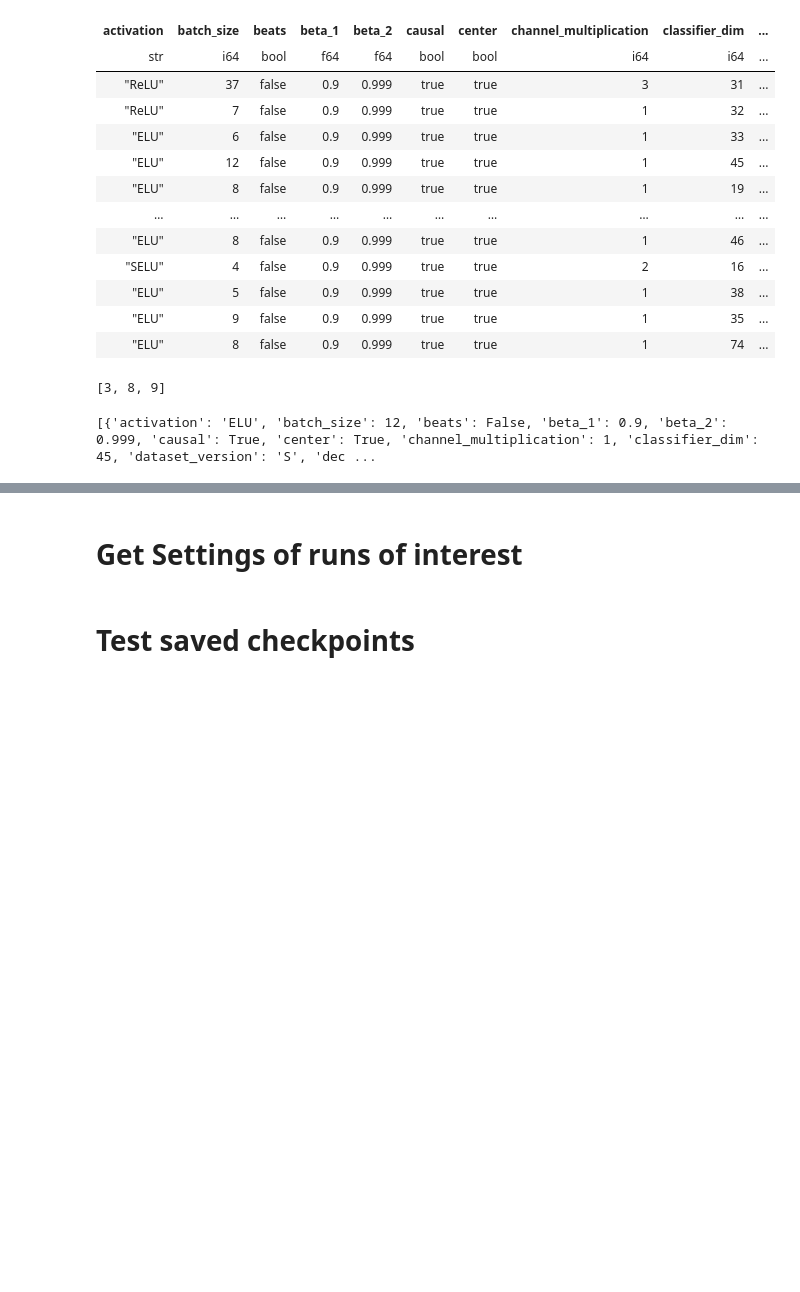
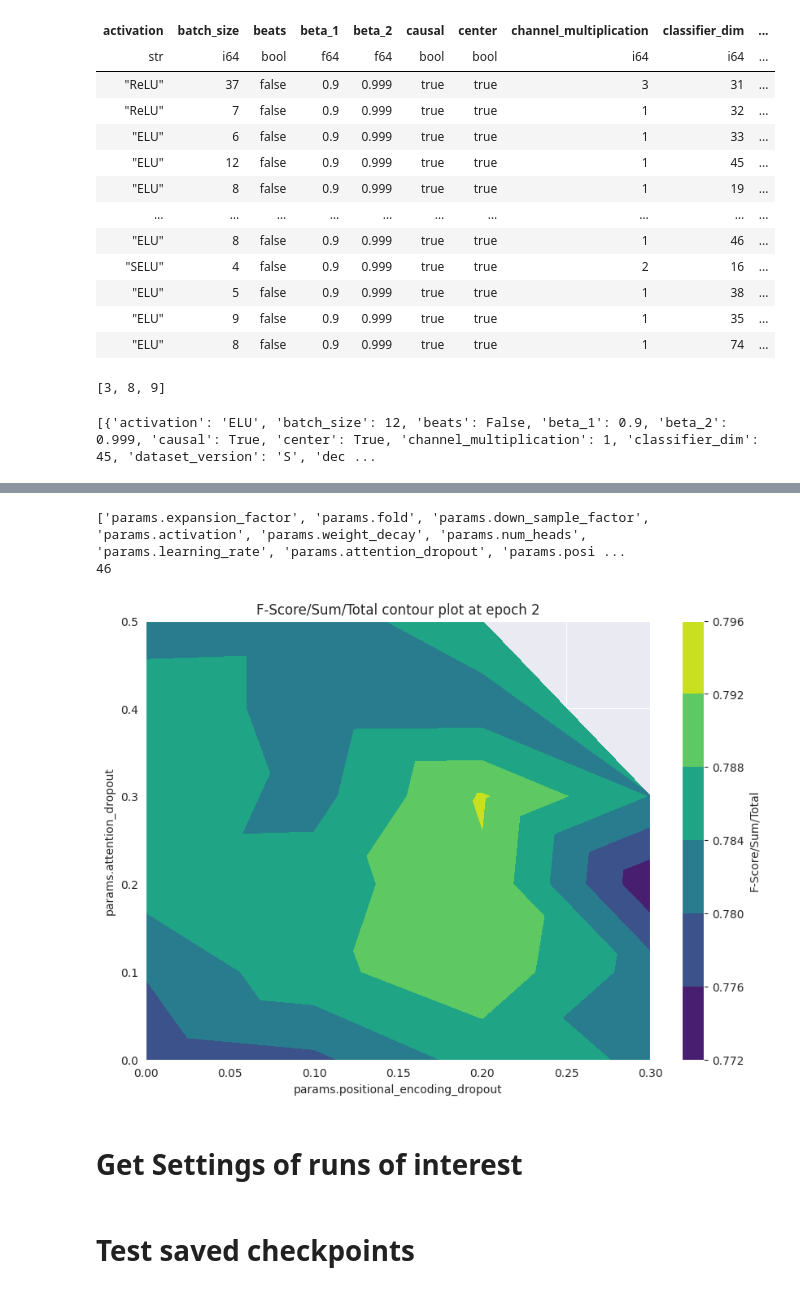
Before and after one commit to MarcelLieb/Automatic-Drum-Transcription, a Jupyter notebook: evaluate_experiments.ipynb, the cells around one changed output, grey strips where cells are left out. Saved outputs shown, nothing was run; the diff lists cells and outputs as text; code cells hidden in the pictures; blank space fills up the shorter version.

```diff
--- a/evaluate_experiments.ipynb
+++ b/evaluate_experiments.ipynb
@@ -707,0 +767,10 @@ print(final_params)
+# %%
+experiment = mlflow_client.get_experiment_by_name("optuna attention qmc search restricted space")
+experiment_id = experiment.experiment_id
+
+all_runs_scalars = pull_all_runs_as_df(mlflow_client, experiment_id)
+# %%
+all_runs = mlflow.search_runs(experiment_ids=[experiment_id], run_view_type=mlflow.entities.ViewType.ACTIVE_ONLY)
+# %%
+all_runs = pl.from_pandas(all_runs)
+all_runs_scalars = pl.from_pandas(all_runs_scalars, schema_overrides={"step": pl.Int64, "run_name": pl.String, "value": pl.Float64, "metric_name": pl.String, "run_id": pl.String, "timestamp": pl.Datetime(time_unit="ms")}, nan_to_null=True)
@@ -708,3 +907,72 @@ print(final_params)
+# %%
+# Visualize hyperparameter influence
+
+
+def plot_param_contour(x_metric, y_metric, z_metric, only_cross_validated=True, epoch=None):
+    global scalars_with_epoch, all_runs
+
+    _x_metric = "params." + x_metric if not x_metric.startswith("params.") else x_metric
+    _y_metric = "params." + y_metric if not y_metric.startswith("params.") else y_metric
+
+    metrics = get_max_at_epoch(epoch if epoch is not None else 9999999999999, z_metric).lazy()
+
+    merged = (
+        all_runs.lazy()
+        .join(metrics, on=["run_id"])
+        .select(
+            "run_id", "run_name", "params.fold", "tags.trial",
+            pl.col(_x_metric).cast(pl.Float64),
+            pl.col(_y_metric).cast(pl.Float64),
+            pl.col(z_metric).cast(pl.Float64)
+        )
+        .sort(z_metric)
+    )
+
+    if only_cross_validated:
+        cross_validated = all_runs.lazy().filter(pl.col("params.fold") == "2").select("tags.trial").unique()
+        merged = merged.join(cross_validated, on="tags.trial", how="inner", validate="m:1")
+        print(cross_validated.collect().height, merged.collect().height)
+        merged = merged.group_by("tags.trial").agg(pl.all().mean())
+    else:
+        merged = merged.filter(pl.col("params.fold") == "0")
+
+    values = (
+        merged
+        .select(_x_metric, _y_metric, z_metric)
+        # .group_by([_x_metric, _y_metric])
+        # .agg(pl.col(z_metric).max())
+        .sort([_x_metric, _y_metric])
+        .collect()
+    )
+    values = values.drop_nulls()
+    print(values.height)
+    if values.height < 3:
+        print("Not enough data points to create a contour plot.")
+        return
+
+    x = values[_x_metric].to_numpy()
+    y = values[_y_metric].to_numpy()
+    z = values[z_metric].to_numpy()
+
+    fig = plt.figure(figsize=(10, 7))
+    ax = fig.add_subplot(111)
+    contour = ax.tricontourf(x, y, z, levels=5, cmap="viridis")
+    plt.colorbar(contour, ax=ax, label=z_metric)
+    ax.set_xlabel(x_metric)
+    ax.set_ylabel(y_metric)
+    ax.set_title(f"{z_metric} contour plot at epoch {epoch if epoch is not None else 'max'}")
+    plt.show()
+
+param_count = all_runs.select(cs.starts_with("params.").n_unique())
+params = param_count.select(col for col in param_count.iter_columns() if col.max() > 1)
+params = params.columns
+print(params)
+
+plot_param_contour("params.positional_encoding_dropout", "params.attention_dropout", "F-Score/Sum/Total", epoch=2, only_cross_validated=True)
+# %% [output]
+['params.expansion_factor', 'params.fold', 'params.down_sample_factor', 'params.activation', 'params.weight_decay', 'params.num_heads', 'params.learning_rate', 'params.attention_dropout', 'params.posi ...
+46
+[figure, added]
 # %% [markdown]
 # Get Settings of runs of interest
 # %%
```
Also changed, not shown: parts of 12 cells of this notebook, 2 other files.
